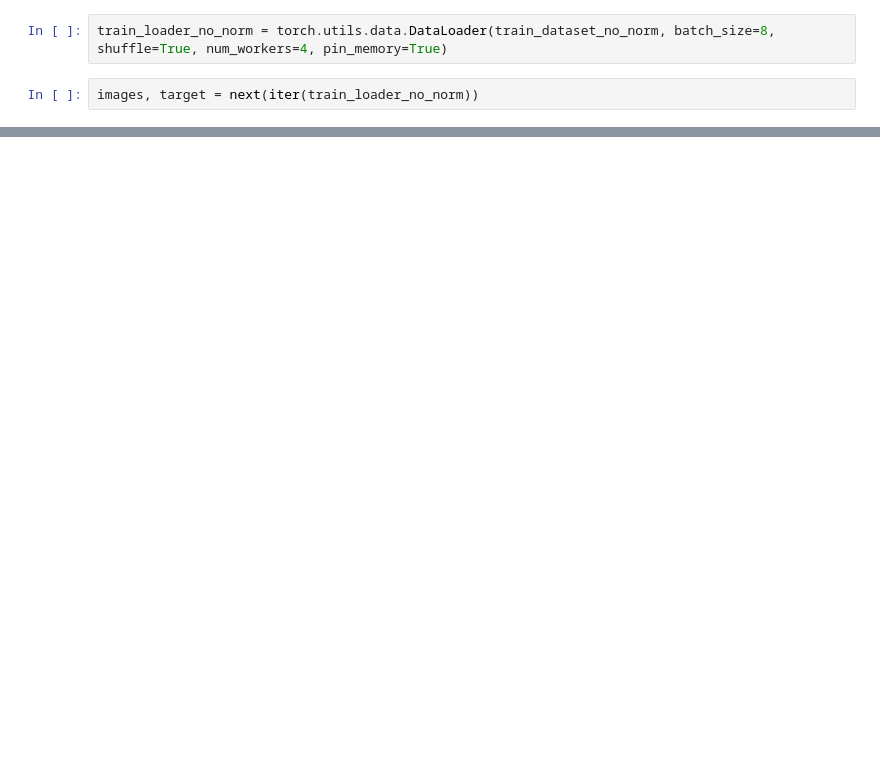
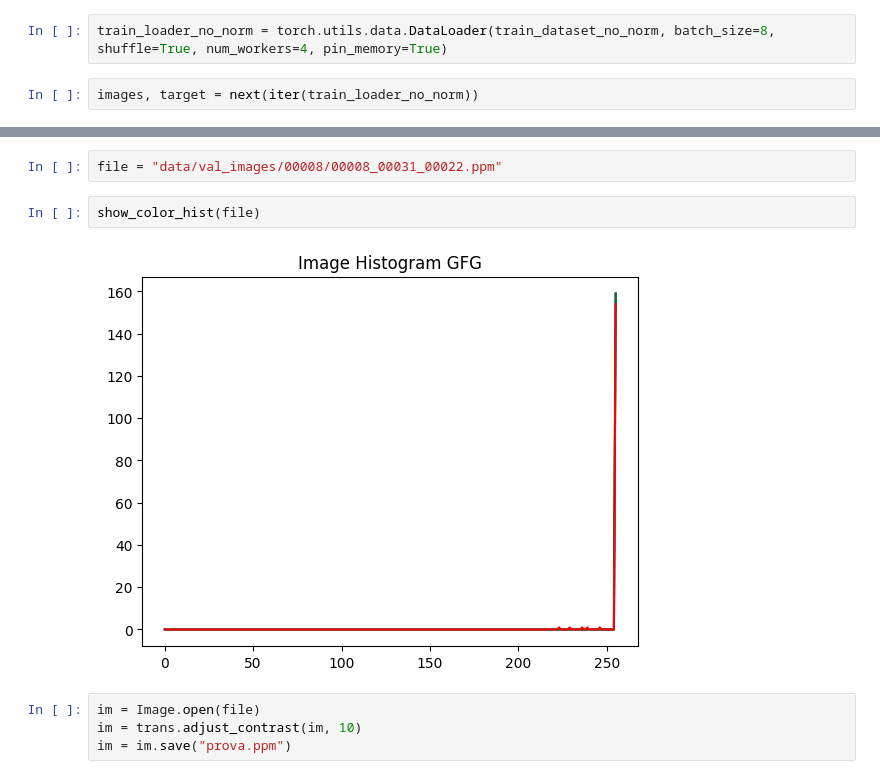
Before and after one commit to alessandro-crescenzi/A-deep-approach-for-an-adaptive-cruise-control-system, a Jupyter notebook: gtsrb-pytorch/test_transform.ipynb, the cells around one changed output, grey strips where cells are left out. Drawn from its saved outputs; the diff is of its cells as text; blank space fills up the shorter version.

```diff
--- a/gtsrb-pytorch/test_transform.ipynb
+++ b/gtsrb-pytorch/test_transform.ipynb
@@ -83,0 +133,10 @@ plot_images(images, target)
+# %%
+file = "data/val_images/00008/00008_00031_00022.ppm"
+# %%
+show_color_hist(file)
+# %% [output]
+[figure, added]
+# %%
+im = Image.open(file)
+im = trans.adjust_contrast(im, 10)
+im = im.save("prova.ppm")
```
Also changed, not shown: parts of 17 cells of this notebook.
